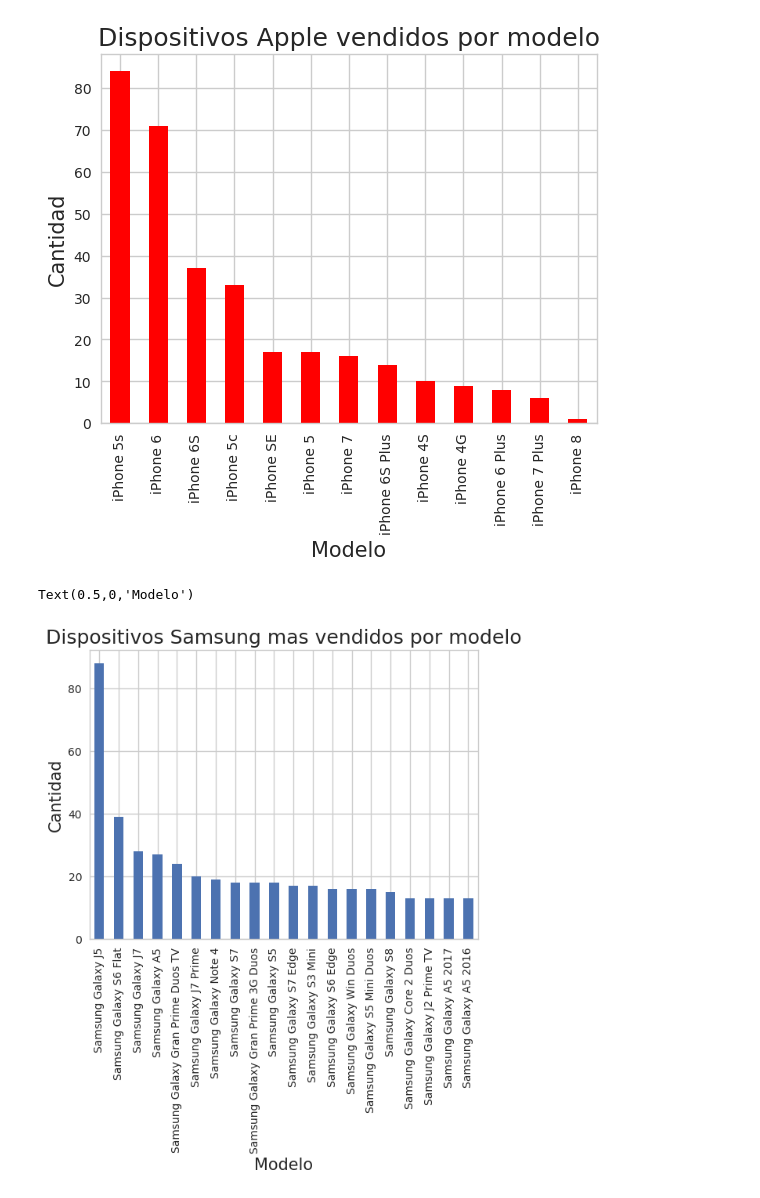
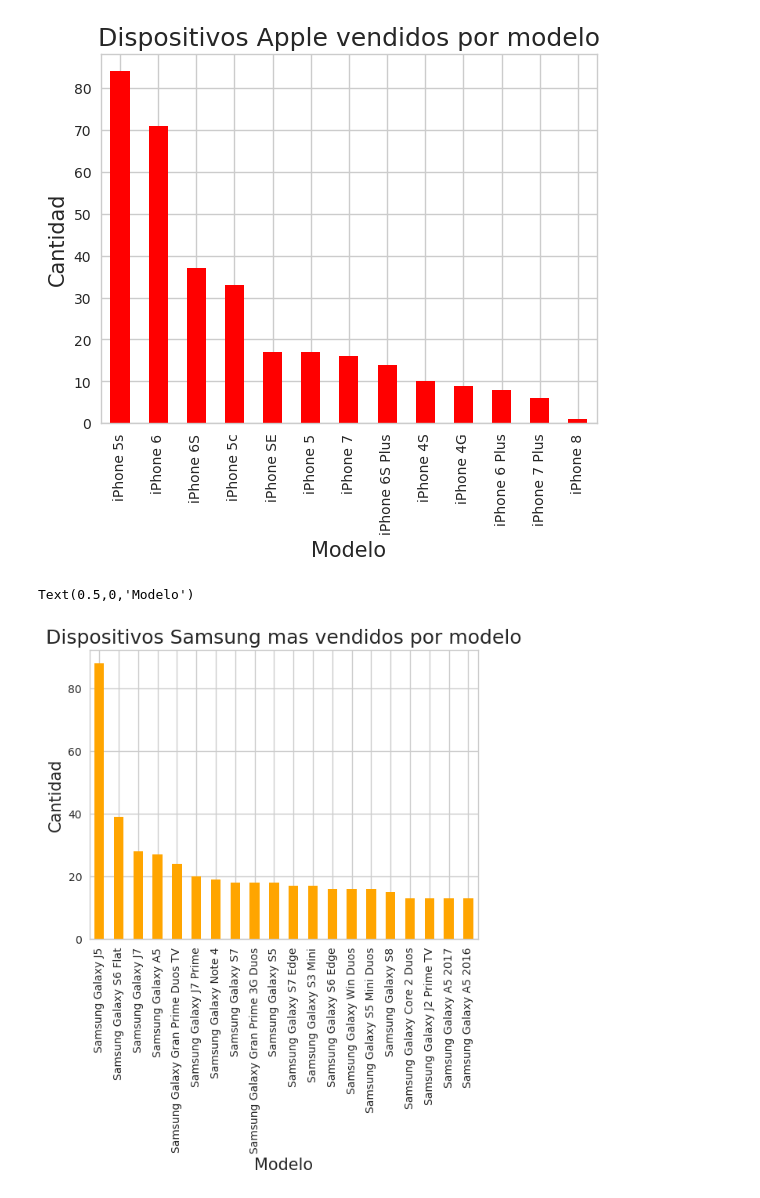
Before and after one commit to EugeFranchi/TP1_Datos, a Jupyter notebook: TpDatos.ipynb, the cells around one changed output. Saved outputs shown, nothing was run; the diff lists cells and outputs as text; code cells hidden in the pictures.

```diff
--- a/TpDatos.ipynb
+++ b/TpDatos.ipynb
@@ -52,17 +52,17 @@ Text(0.5,0,'Modelo')
 # %%
 '''
 Grafico de barras de top 20 dispositivos Samsung mas vendidos.
 '''
 SamsungVendidos = prod.loc[prod.marca == 'Samsung',:]['model'].value_counts().head(20)
 SamsungVendidos
 
-g = SamsungVendidos.plot.bar(color=[''])
+g = SamsungVendidos.plot.bar(color=['orange'])
 g.set_title("Dispositivos Samsung mas vendidos por modelo", fontsize=18)
 g.set_ylabel("Cantidad", fontsize=15)
 g.set_xlabel("Modelo", fontsize=15)
 # %% [output]
 Text(0.5,0,'Modelo')
-[figure, old version]
+[figure, new version]
 # %%
 '''
 Grafico de barras de dispositivos Motorola mas vendidos.
```
Also changed, not shown: parts of 8 cells of this notebook.
